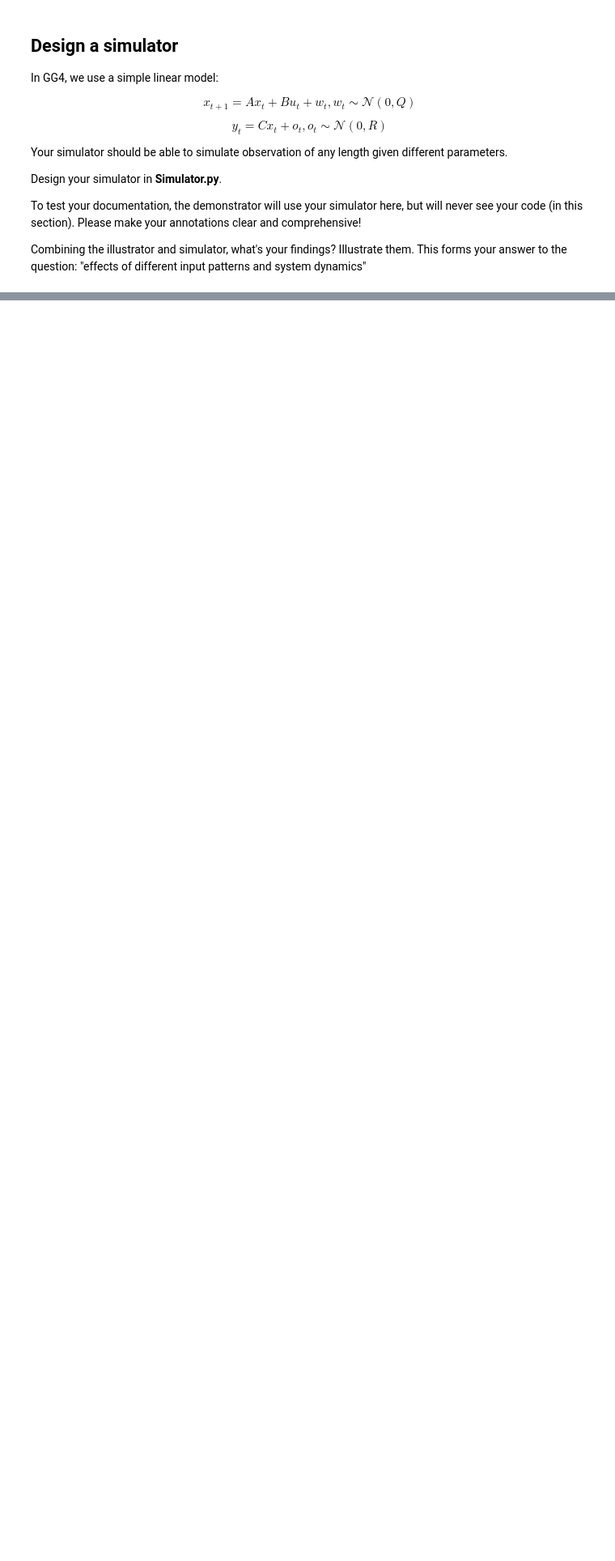
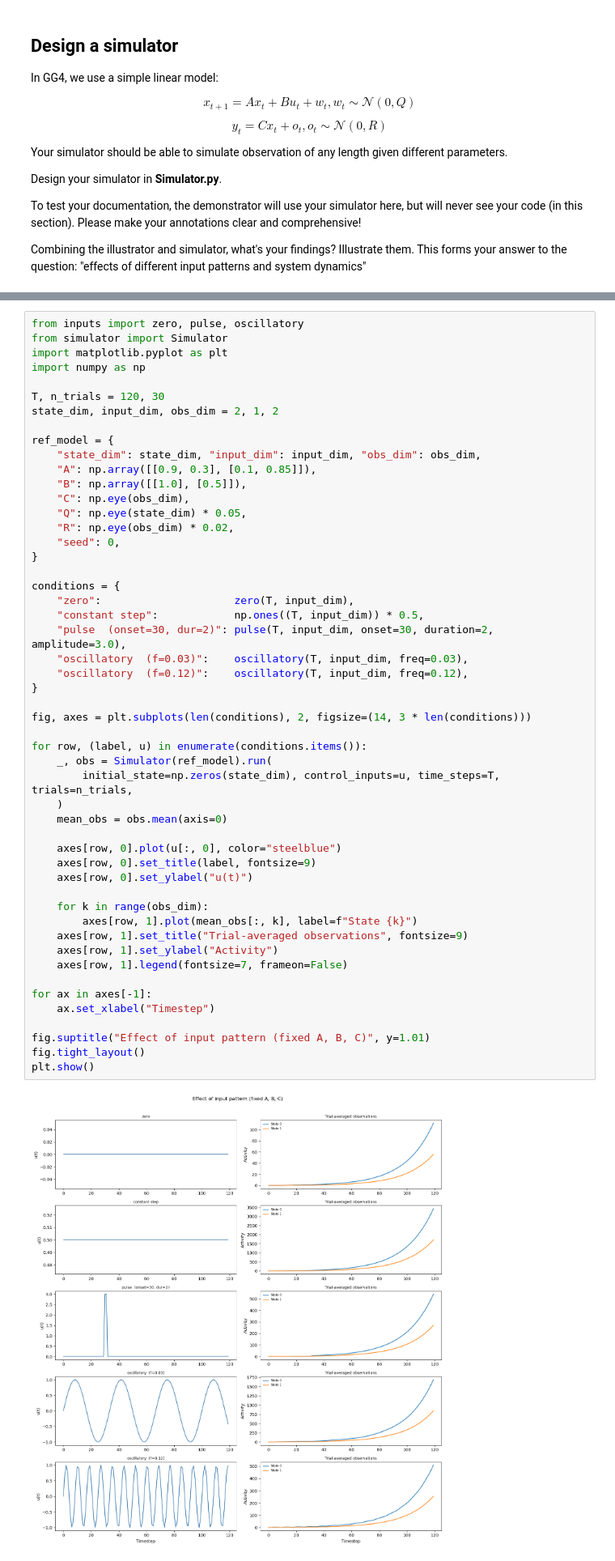
Before and after one commit to 108AM/Neural-Control-with-Adaptive-State-Estimation, a Jupyter notebook: src/week_1/week1.ipynb, the cells around one changed output, grey strips where cells are left out. Shown at 81% size. Saved outputs shown, nothing was run; the diff lists cells and outputs as text; blank space fills up the shorter version.

```diff
--- a/src/week_1/week1.ipynb
+++ b/src/week_1/week1.ipynb
@@ -100,0 +174,53 @@ test.run(
+# %%
+from inputs import zero, pulse, oscillatory
+from simulator import Simulator
+import matplotlib.pyplot as plt
+import numpy as np
+
+T, n_trials = 120, 30
+state_dim, input_dim, obs_dim = 2, 1, 2
+
+ref_model = {
+    "state_dim": state_dim, "input_dim": input_dim, "obs_dim": obs_dim,
+    "A": np.array([[0.9, 0.3], [0.1, 0.85]]),
+    "B": np.array([[1.0], [0.5]]),
+    "C": np.eye(obs_dim),
+    "Q": np.eye(state_dim) * 0.05,
+    "R": np.eye(obs_dim) * 0.02,
+    "seed": 0,
+}
+
+conditions = {
+    "zero":                     zero(T, input_dim),
+    "constant step":            np.ones((T, input_dim)) * 0.5,
+    "pulse  (onset=30, dur=2)": pulse(T, input_dim, onset=30, duration=2, amplitude=3.0),
+    "oscillatory  (f=0.03)":    oscillatory(T, input_dim, freq=0.03),
+    "oscillatory  (f=0.12)":    oscillatory(T, input_dim, freq=0.12),
+}
+
+fig, axes = plt.subplots(len(conditions), 2, figsize=(14, 3 * len(conditions)))
+
+for row, (label, u) in enumerate(conditions.items()):
+    _, obs = Simulator(ref_model).run(
+        initial_state=np.zeros(state_dim), control_inputs=u, time_steps=T, trials=n_trials,
+    )
+    mean_obs = obs.mean(axis=0)
+
+    axes[row, 0].plot(u[:, 0], color="steelblue")
+    axes[row, 0].set_title(label, fontsize=9)
+    axes[row, 0].set_ylabel("u(t)")
+
+    for k in range(obs_dim):
+        axes[row, 1].plot(mean_obs[:, k], label=f"State {k}")
+    axes[row, 1].set_title("Trial-averaged observations", fontsize=9)
+    axes[row, 1].set_ylabel("Activity")
+    axes[row, 1].legend(fontsize=7, frameon=False)
+
+for ax in axes[-1]:
+    ax.set_xlabel("Timestep")
+
+fig.suptitle("Effect of input pattern (fixed A, B, C)", y=1.01)
+fig.tight_layout()
+plt.show()
+# %% [output]
+[figure, added]
```
Also changed, not shown: parts of 5 cells of this notebook, 3 other files.
